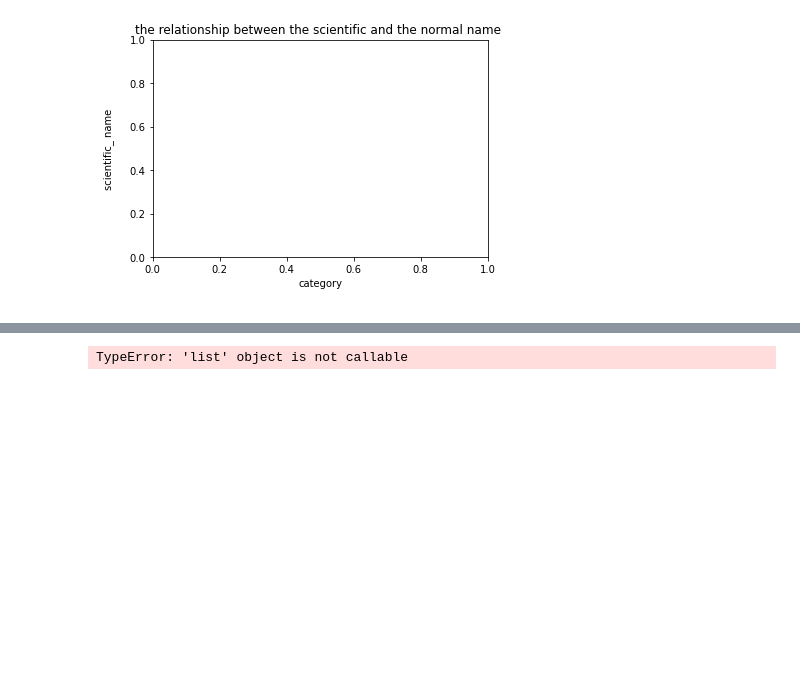
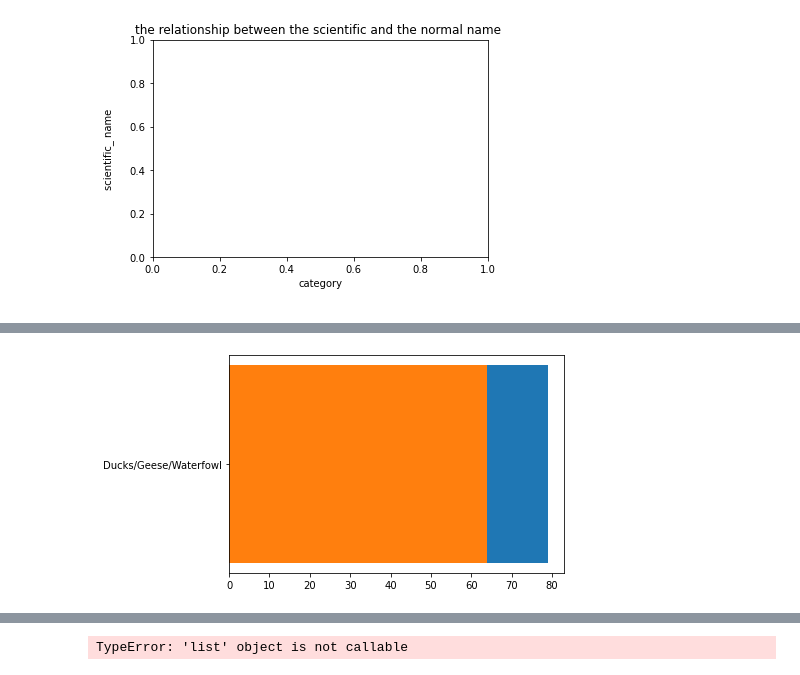
Before and after one commit to FatimaMuhammadAdam/ArewaDS-Machine-Learning-Assignments, a Jupyter notebook: week_3/quntities_visualization.ipynb, the cells around one changed output, grey strips where cells are left out. Drawn from its saved outputs; the diff is of its cells as text; code cells hidden in the pictures; blank space fills up the shorter version.

```diff
--- a/week_3/visualization.ipynb
+++ b/week_3/quntities_visualization.ipynb
@@ -56,0 +68,11 @@ plt.show()
+# %%
+minLength = snow_goose_df['MinLength']
+maxLength = snow_goose_df['MaxLength']
+category = snow_goose_df['Category']
+
+plt.barh(category, maxLength)
+plt.barh(category, minLength)
+
+plt.show()
+# %% [output]
+[figure, added]
```
Also changed, not shown: parts of 7 cells of this notebook.
